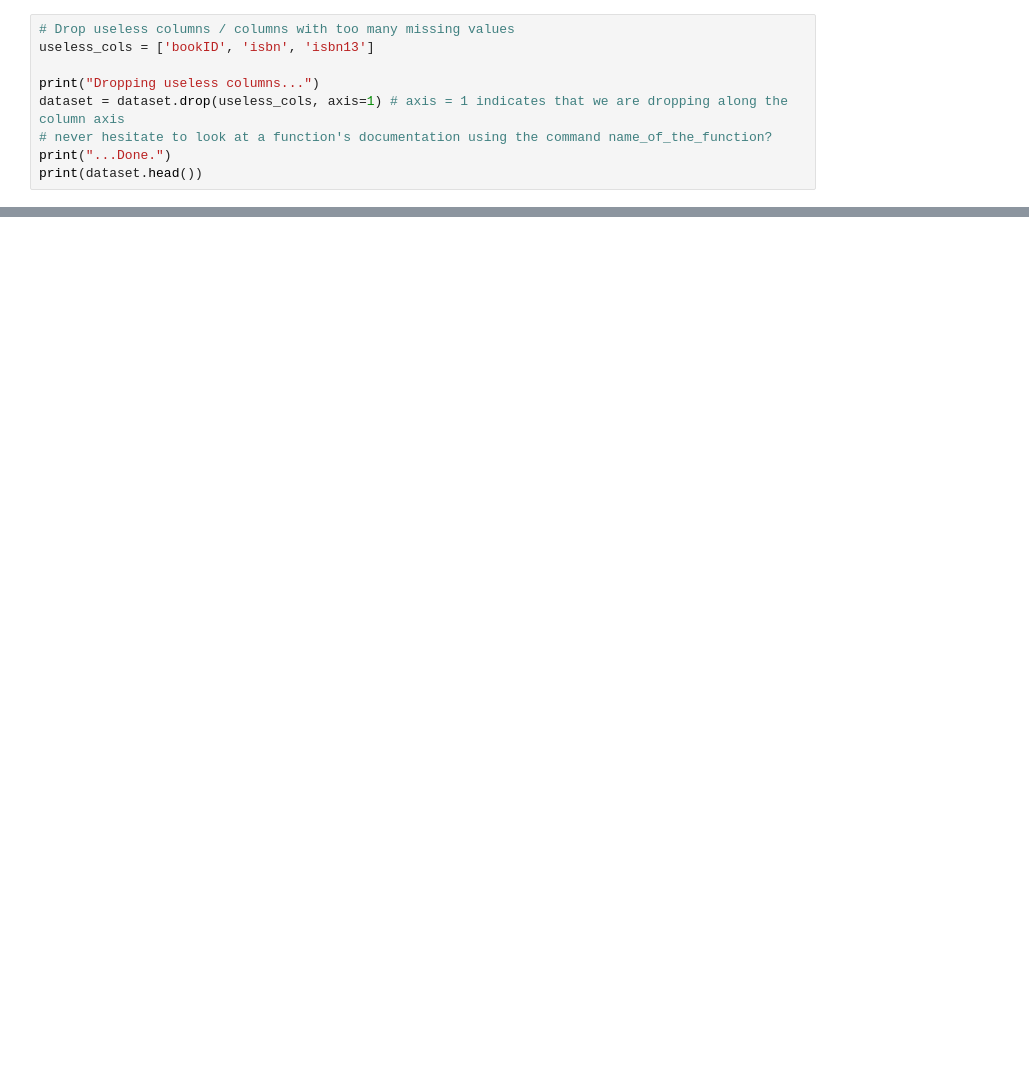
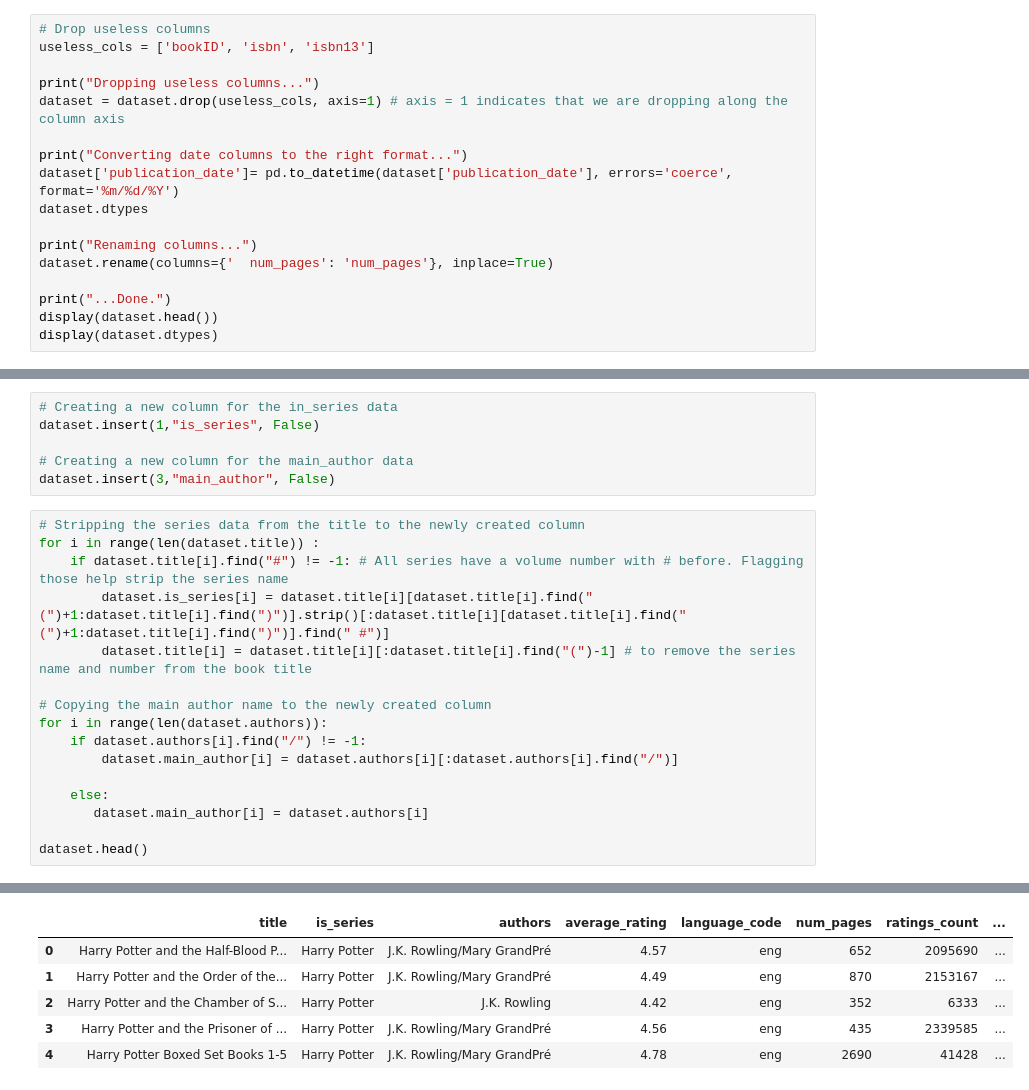
Before and after one commit to SouheilMaatoug/Goodreads-books-rating, a Jupyter notebook: notebooks/ds_workfile_rrd.ipynb, the cells around one changed output, grey strips where cells are left out. Saved outputs shown, nothing was run; the diff lists cells and outputs as text; blank space fills up the shorter version.

```diff
--- a/notebooks/ds_workfile_rrd.ipynb
+++ b/notebooks/ds_workfile_rrd.ipynb
@@ -60,11 +136,19 @@ dtype: float64
 # %%
-# Drop useless columns / columns with too many missing values
+# Drop useless columns
 useless_cols = ['bookID', 'isbn', 'isbn13']
 
 print("Dropping useless columns...")
 dataset = dataset.drop(useless_cols, axis=1) # axis = 1 indicates that we are dropping along the column axis
-# never hesitate to look at a function's documentation using the command name_of_the_function?
+
+print("Converting date columns to the right format...")
+dataset['publication_date']= pd.to_datetime(dataset['publication_date'], errors='coerce', format='%m/%d/%Y')
+dataset.dtypes
+
+print("Renaming columns...")
+dataset.rename(columns={'  num_pages': 'num_pages'}, inplace=True)
+
 print("...Done.")
-print(dataset.head())
+display(dataset.head())
+display(dataset.dtypes)
 # %% [output]
 Dropping useless columns...
@@ -158,0 +178,23 @@ new = dataset.authors.find()
+# %%
+# Creating a new column for the in_series data
+dataset.insert(1,"is_series", False)
+
+# Creating a new column for the main_author data
+dataset.insert(3,"main_author", False)
+# %%
+# Stripping the series data from the title to the newly created column
+for i in range(len(dataset.title)) :
+    if dataset.title[i].find("#") != -1: # All series have a volume number with # before. Flagging those help strip the series name
+        dataset.is_series[i] = dataset.title[i][dataset.title[i].find("(")+1:dataset.title[i].find(")")].strip()[:dataset.title[i][dataset.title[i].find("(")+1:dataset.title[i].find(")")].find(" #")]
+        dataset.title[i] = dataset.title[i][:dataset.title[i].find("(")-1] # to remove the series name and number from the book title
+
+# Copying the main author name to the newly created column
+for i in range(len(dataset.authors)):
+    if dataset.authors[i].find("/") != -1:
+        dataset.main_author[i] = dataset.authors[i][:dataset.authors[i].find("/")]
+
+    else:
+       dataset.main_author[i] = dataset.authors[i]
+
+dataset.head()
+# %% [output]
@@ -158,0 +209,6 @@ new = dataset.authors.find()
+|  | title | is_series | authors | average_rating | language_code | num_pages | ratings_count | ... |
+| 0 | Harry Potter and the Half-Blood P... | Harry Potter | J.K. Rowling/Mary GrandPré | 4.57 | eng | 652 | 2095690 | ... |
+| 1 | Harry Potter and the Order of the... | Harry Potter | J.K. Rowling/Mary GrandPré | 4.49 | eng | 870 | 2153167 | ... |
+| 2 | Harry Potter and the Chamber of S... | Harry Potter | J.K. Rowling | 4.42 | eng | 352 | 6333 | ... |
+| 3 | Harry Potter and the Prisoner of ... | Harry Potter | J.K. Rowling/Mary GrandPré | 4.56 | eng | 435 | 2339585 | ... |
+| 4 | Harry Potter Boxed Set Books 1-5 | Harry Potter | J.K. Rowling/Mary GrandPré | 4.78 | eng | 2690 | 41428 | ... |
```
Also changed, not shown: parts of 29 cells of this notebook.
